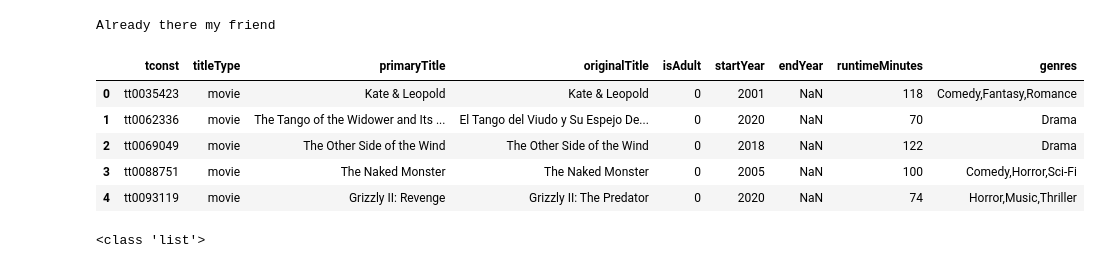
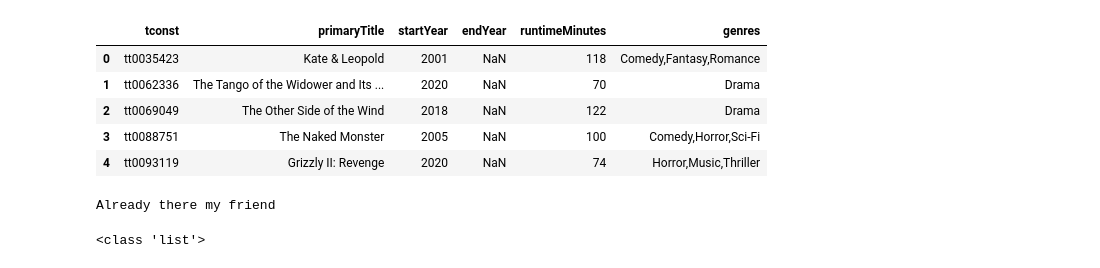
Before and after one commit to zevy613/Final-Project-The-Making-of-a-Successful-Movie, a Jupyter notebook: part 3.ipynb, the cells around one changed output. Drawn from its saved outputs; the diff is of its cells as text; code cells hidden in the pictures.

```diff
--- a/part 3.ipynb
+++ b/part 3.ipynb
@@ -13,26 +13,30 @@ import pymysql
 pymysql.install_as_MySQLdb()
 from sqlalchemy import create_engine
 from sqlalchemy_utils import create_database, database_exists
-# %%
-# Create database
-connection_str = 'mysql+pymysql://root:Neiu1234@localhost/movies'
-engine = create_engine(connection_str)
-if database_exists(connection_str) == False:
-    create_database(connection_str)
-else:
-    print("Already there my friend")
-# %% [output]
-Already there my friend
 # %%
-df = pd.read_csv('Data/tmdb_results_combined.csv.gz')
 df_basics = pd.read_csv('Data/title_basics.csv.gz')
-# df.head()
+
+# Discard any unnecessary columns
+df_basics.drop(columns=['originalTitle', 'isAdult', 'titleType'], inplace=True)
 df_basics.head()
 # %% [output]
-|  | tconst | titleType | primaryTitle | originalTitle | isAdult | startYear | endYear | runtimeMinutes | genres |
-| 0 | tt0035423 | movie | Kate & Leopold | Kate & Leopold | 0 | 2001 | NaN | 118 | Comedy,Fantasy,Romance |
-| 1 | tt0062336 | movie | The Tango of the Widower and Its ... | El Tango del Viudo y Su Espejo De... | 0 | 2020 | NaN | 70 | Drama |
-| 2 | tt0069049 | movie | The Other Side of the Wind | The Other Side of the Wind | 0 | 2018 | NaN | 122 | Drama |
-| 3 | tt0088751 | movie | The Naked Monster | The Naked Monster | 0 | 2005 | NaN | 100 | Comedy,Horror,Sci-Fi |
-| 4 | tt0093119 | movie | Grizzly II: Revenge | Grizzly II: The Predator | 0 | 2020 | NaN | 74 | Horror,Music,Thriller |
+|  | tconst | primaryTitle | startYear | endYear | runtimeMinutes | genres |
+| 0 | tt0035423 | Kate & Leopold | 2001 | NaN | 118 | Comedy,Fantasy,Romance |
+| 1 | tt0062336 | The Tango of the Widower and Its ... | 2020 | NaN | 70 | Drama |
+| 2 | tt0069049 | The Other Side of the Wind | 2018 | NaN | 122 | Drama |
+| 3 | tt0088751 | The Naked Monster | 2005 | NaN | 100 | Comedy,Horror,Sci-Fi |
+| 4 | tt0093119 | Grizzly II: Revenge | 2020 | NaN | 74 | Horror,Music,Thriller |
+# %%
+# Create database
+with open('/Users/default.DESKTOP-0LDO0LD/.secret/mySQL.json') as f:
+    login = json.load(f)
+
+connection_str = f"mysql+pymysql://root:{login['password']}@localhost/movies"
+engine = create_engine(connection_str)
+if database_exists(connection_str) == False:
+    create_database(connection_str)
+else:
+    print("Already there my friend")
+# %% [output]
+Already there my friend
 # %%
```
Also changed, not shown: parts of 19 cells of this notebook.
